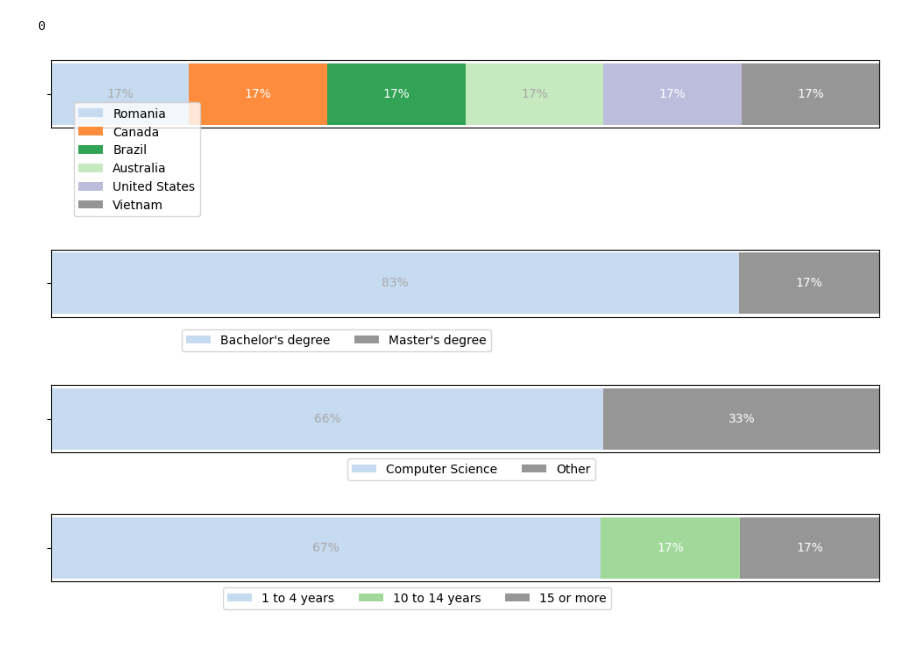
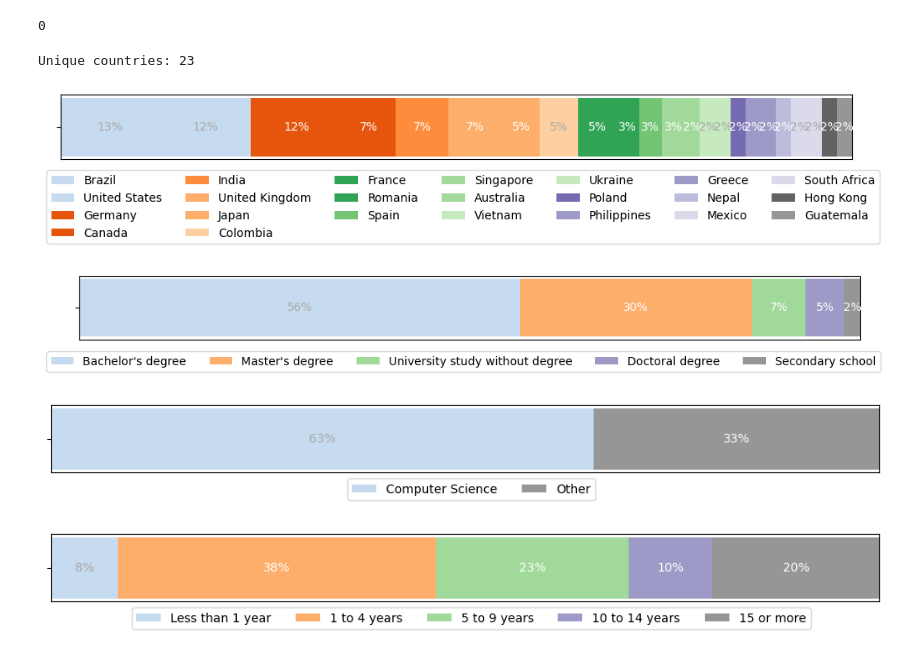
Before and after one commit to Duarte-Figueiredo/terraform-software-architecture-extractor-replication-package, a Jupyter notebook: data_analysis/participants_characterization.ipynb, the cells around one changed output. Saved outputs shown, nothing was run; the diff lists cells and outputs as text; code cells hidden in the pictures.

Commit message:
Updated results

```diff
--- a/data_analysis/participants_characterization.ipynb
+++ b/data_analysis/participants_characterization.ipynb
@@ -90,23 +90,25 @@ for country in countries:
         occurrences[country] = occurrences[country] + 1
     else:
         occurrences[country] = 1
-
+print(f"Unique countries: {len(set(countries))}")
 distribution = {key: int(round(value / results_size, 2) * 100) for key, value in occurrences.items()}
 sorted_distribution = dict(sorted(distribution.items(), key=lambda item: item[1], reverse=True))
+# %% [output]
+Unique countries: 23
 # %%
 category_names = list(sorted_distribution.keys())
 results = {
     '': list(sorted_distribution.values())
 }
 
-plot_horizontal_distribution(results, category_names, 4, (0.02, -1.4))
+plot_horizontal_distribution(results, category_names, 3, (-0.025, -1.4))
 
 os.makedirs("../figures",exist_ok=True)
 filepath = Path('../figures/dist_country.pdf')
 plt.savefig(filepath, format='pdf', bbox_inches='tight')
 plt.show()
 # %% [output]
-[figure, old version]
+[figure, new version]
 # %%
 # Education level
 def translate_level(level):
@@ -146,12 +148,12 @@ edu_results = {
     '': list(education_sorted_distribution.values())
 }
 
-plot_horizontal_distribution(edu_results, edu_category_names, 1, (0.15, -0.6))
+plot_horizontal_distribution(edu_results, edu_category_names, 1, (-0.05, -0.6))
 filepath = Path('../figures/edu_attainment.pdf')
 plt.savefig(filepath, format='pdf', bbox_inches='tight')
 plt.show()
 # %% [output]
-[figure, old version]
+[figure, new version]
 # %%
 # Area of study
 
@@ -171,6 +173,8 @@ study_areas_answers = len(study_areas)
 areas_occurrences = defaultdict(int)
 
 for area in study_areas:
+    if area != area:
+        continue
     translated_area = translate_to_computer_science(area)
     if areas_occurrences[translated_area]:
         areas_occurrences[translated_area] = areas_occurrences[translated_area] + 1
@@ -190,7 +194,7 @@ filepath = Path('../figures/area_study.pdf')
 plt.savefig(filepath, format='pdf', bbox_inches='tight')
 plt.show()
 # %% [output]
-[figure, old version]
+[figure, new version]
 # %%
 profexp_column_name = get_column_full_name('Professional')
 prof_exp_options = data[profexp_column_name]
@@ -224,9 +228,9 @@ prof_exp_values = {
     '': list(prof_exp_dist_sorted.values())
 }
 
-plot_horizontal_distribution(prof_exp_values, prof_exp_names, 1, (0.20, -0.5))
+plot_horizontal_distribution(prof_exp_values, prof_exp_names, 1, (0.09, -0.5))
 filepath = Path('../figures/professional_experience.pdf')
 plt.savefig(filepath, format='pdf', bbox_inches='tight')
 plt.show()
 # %% [output]
-[figure, old version]
+[figure, new version]
```
Also changed, not shown: 11 other files.
